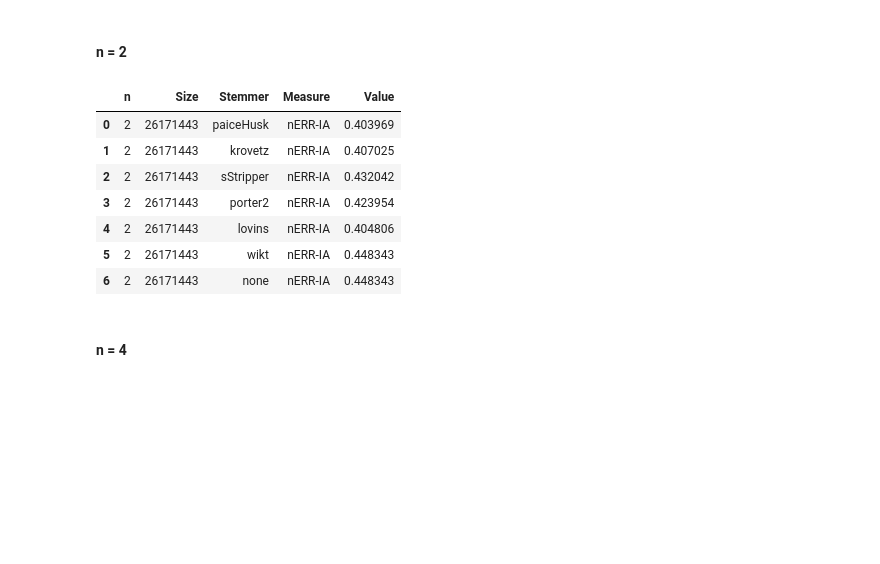
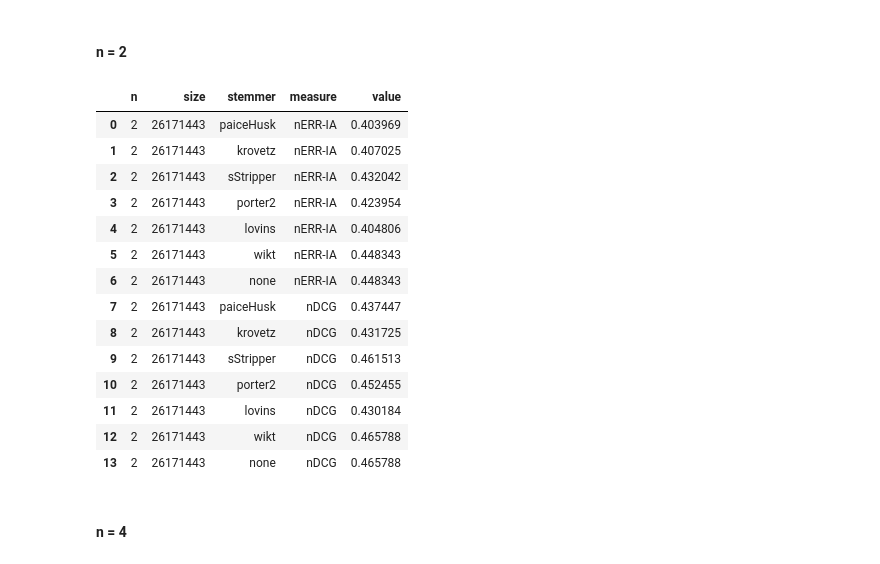
Before and after one commit to Axiomatic314/Stemming, a Jupyter notebook: clueweb.ipynb, the cells around one changed output. Saved outputs shown, nothing was run; the diff lists cells and outputs as text; code cells hidden in the pictures; blank space fills up the shorter version.

```diff
--- a/clueweb.ipynb
+++ b/clueweb.ipynb
@@ -35,14 +43,15 @@ display(nERR_1)
 #### n = 2
 # %%
 nERR_2 = np.loadtxt(path.join(data_dir_2013,"n-2/nERR-2"))
-data = {"Stemmer" : labels, "nERR-IA" : nERR_2}
-nERR_2 = pd.DataFrame(data=data)
-nERR_2["n"] = 2
-nERR_2["Size"] = 26171443
-nERR_2 = nERR_2.melt(id_vars=["n", "Size", "Stemmer"]).rename({"variable": "Measure", "value" : "Value"}, axis="columns")
-display(nERR_2)
+nDCG_2 = np.loadtxt(path.join(data_dir_2013, "n-2/nDCG-2"))
+data = {"stemmer" : labels, "nERR-IA" : nERR_2, "nDCG" : nDCG_2}
+n_2 = pd.DataFrame(data=data)
+n_2["n"] = 2
+n_2["size"] = 26171443
+n_2 = n_2.melt(id_vars=["n", "size", "stemmer"]).rename({"variable" : "measure"}, axis="columns")
+display(n_2)
 # %% [output]
-|  | n | Size | Stemmer | Measure | Value |
+|  | n | size | stemmer | measure | value |
 | 0 | 2 | 26171443 | paiceHusk | nERR-IA | 0.403969 |
 | 1 | 2 | 26171443 | krovetz | nERR-IA | 0.407025 |
 | 2 | 2 | 26171443 | sStripper | nERR-IA | 0.432042 |
@@ -50,6 +59,13 @@ display(nERR_2)
 | 4 | 2 | 26171443 | lovins | nERR-IA | 0.404806 |
 | 5 | 2 | 26171443 | wikt | nERR-IA | 0.448343 |
 | 6 | 2 | 26171443 | none | nERR-IA | 0.448343 |
+| 7 | 2 | 26171443 | paiceHusk | nDCG | 0.437447 |
+| 8 | 2 | 26171443 | krovetz | nDCG | 0.431725 |
+| 9 | 2 | 26171443 | sStripper | nDCG | 0.461513 |
+| 10 | 2 | 26171443 | porter2 | nDCG | 0.452455 |
+| 11 | 2 | 26171443 | lovins | nDCG | 0.430184 |
+| 12 | 2 | 26171443 | wikt | nDCG | 0.465788 |
+| 13 | 2 | 26171443 | none | nDCG | 0.465788 |
 # %% [markdown]
 #### n = 4
 # %%
```
Also changed, not shown: parts of 20 cells of this notebook, 10 other files.
